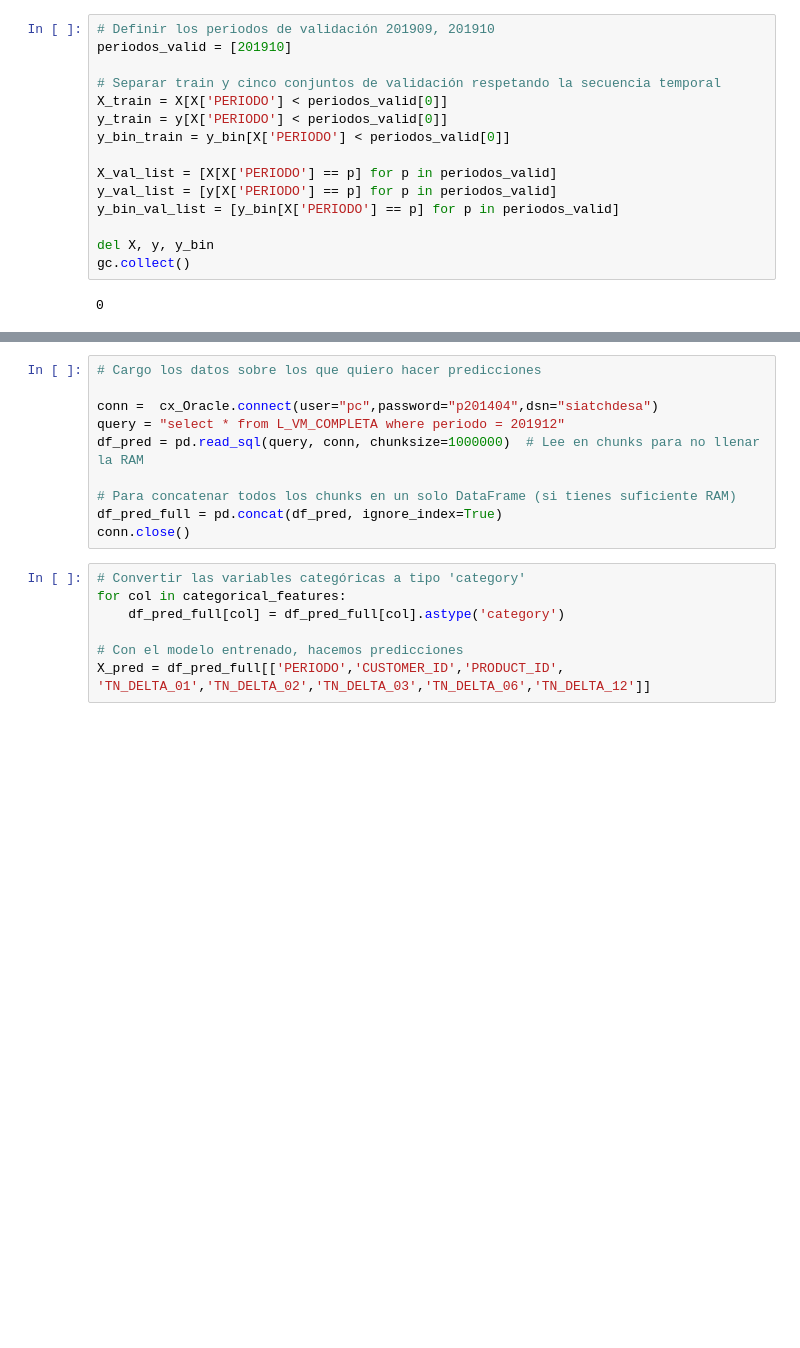
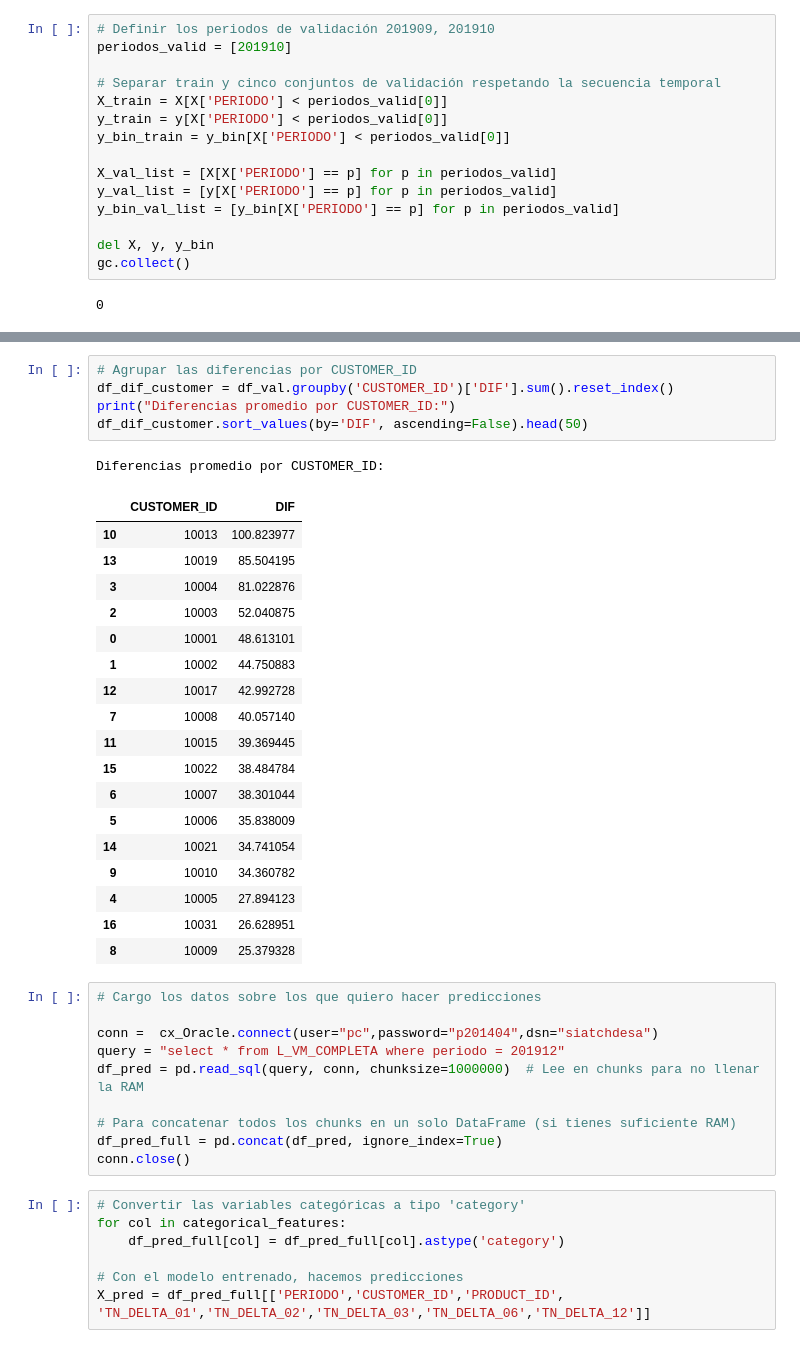
Before and after one commit to plcablinski/labo3-2025v, a Jupyter notebook: train_parquet_lgbm_clasificación_prediccion.ipynb, the cells around one changed output, grey strips where cells are left out. Drawn from its saved outputs; the diff is of its cells as text; blank space fills up the shorter version.

```diff
--- a/train_parquet_lgbm_clasificación_prediccion.ipynb
+++ b/train_parquet_lgbm_clasificación_prediccion.ipynb
@@ -168,3 +268,28 @@ plt.show()
+# %%
+# Agrupar las diferencias por CUSTOMER_ID
+df_dif_customer = df_val.groupby('CUSTOMER_ID')['DIF'].sum().reset_index()
+print("Diferencias promedio por CUSTOMER_ID:")
+df_dif_customer.sort_values(by='DIF', ascending=False).head(50)
+# %% [output]
+Diferencias promedio por CUSTOMER_ID:
+|  | CUSTOMER_ID | DIF |
+| 10 | 10013 | 100.823977 |
+| 13 | 10019 | 85.504195 |
+| 3 | 10004 | 81.022876 |
+| 2 | 10003 | 52.040875 |
+| 0 | 10001 | 48.613101 |
+| 1 | 10002 | 44.750883 |
+| 12 | 10017 | 42.992728 |
+| 7 | 10008 | 40.057140 |
+| 11 | 10015 | 39.369445 |
+| 15 | 10022 | 38.484784 |
+| 6 | 10007 | 38.301044 |
+| 5 | 10006 | 35.838009 |
+| 14 | 10021 | 34.741054 |
+| 9 | 10010 | 34.360782 |
+| 4 | 10005 | 27.894123 |
+| 16 | 10031 | 26.628951 |
+| 8 | 10009 | 25.379328 |
 # %%
 # Cargo los datos sobre los que quiero hacer predicciones
 
```
Also changed, not shown: parts of 8 cells of this notebook, 1 other file.
